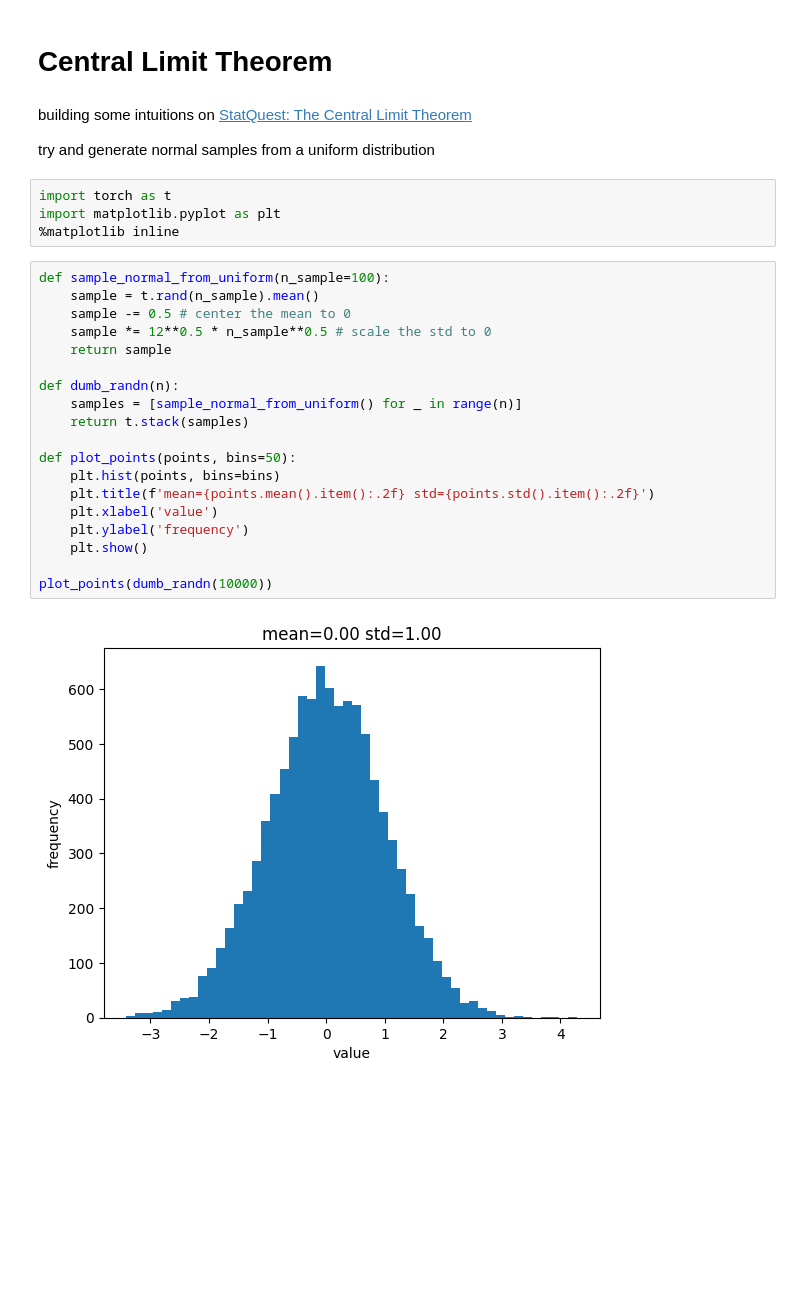
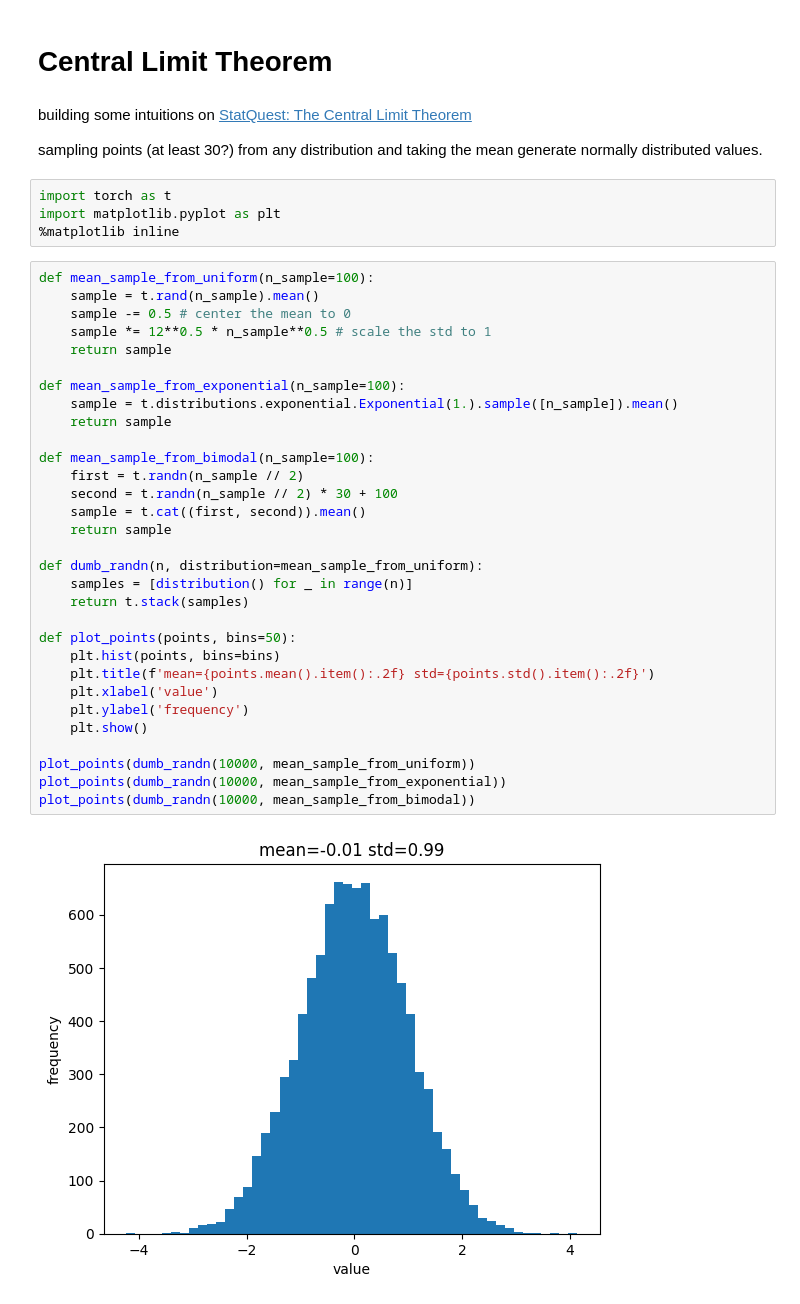
Before and after one commit to peluche/ml-misc, a Jupyter notebook: central-limit-theorem.ipynb, the cells around one changed output. Cells and saved outputs as stored; diff of their text form; blank space fills up the shorter version.

Commit message:
central limit theorem: sample exponential and bimodal

```diff
--- a/central-limit-theorem.ipynb
+++ b/central-limit-theorem.ipynb
@@ -3,29 +3,41 @@
 # %% [markdown]
 building some intuitions on [StatQuest: The Central Limit Theorem](https://youtu.be/YAlJCEDH2uY)
 
-try and generate normal samples from a uniform distribution
+sampling points (at least 30?) from any distribution and taking the mean generate normally distributed values.
 # %%
 import torch as t
 import matplotlib.pyplot as plt
 %matplotlib inline
 # %%
-def sample_normal_from_uniform(n_sample=100):
+def mean_sample_from_uniform(n_sample=100):
     sample = t.rand(n_sample).mean()
     sample -= 0.5 # center the mean to 0
-    sample *= 12**0.5 * n_sample**0.5 # scale the std to 0
+    sample *= 12**0.5 * n_sample**0.5 # scale the std to 1
     return sample
 
-def dumb_randn(n):
-    samples = [sample_normal_from_uniform() for _ in range(n)]
+def mean_sample_from_exponential(n_sample=100):
+    sample = t.distributions.exponential.Exponential(1.).sample([n_sample]).mean()
+    return sample
+
+def mean_sample_from_bimodal(n_sample=100):
+    first = t.randn(n_sample // 2)
+    second = t.randn(n_sample // 2) * 30 + 100
+    sample = t.cat((first, second)).mean()
+    return sample
+
+def dumb_randn(n, distribution=mean_sample_from_uniform):
+    samples = [distribution() for _ in range(n)]
     return t.stack(samples)
 
 def plot_points(points, bins=50):
     plt.hist(points, bins=bins)
     plt.title(f'mean={points.mean().item():.2f} std={points.std().item():.2f}')
     plt.xlabel('value')
     plt.ylabel('frequency')
     plt.show()
 
-plot_points(dumb_randn(10000))
+plot_points(dumb_randn(10000, mean_sample_from_uniform))
+plot_points(dumb_randn(10000, mean_sample_from_exponential))
+plot_points(dumb_randn(10000, mean_sample_from_bimodal))
 # %% [output]
-[figure, old version]
+[figure, new version]
```
Also changed, not shown: parts of 1 cell of this notebook.
